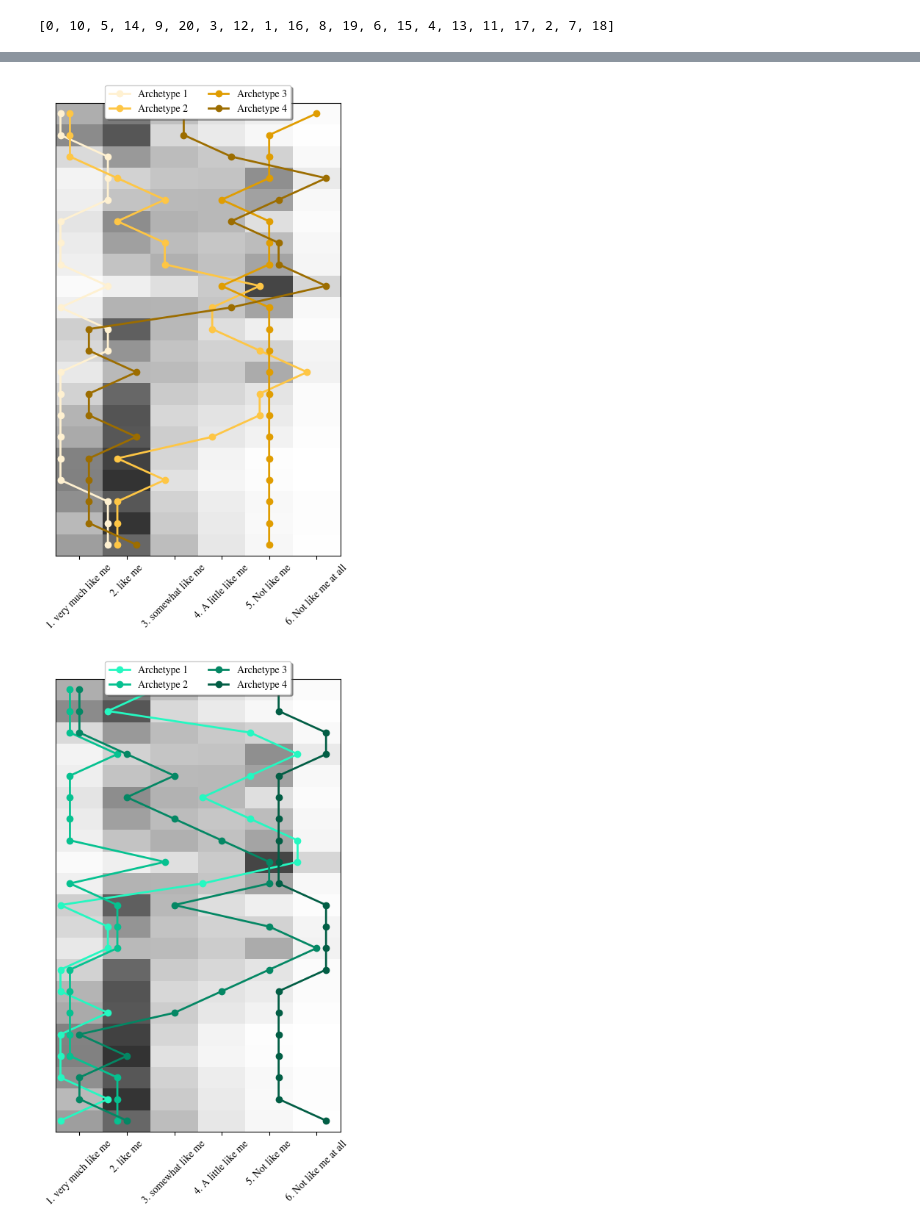
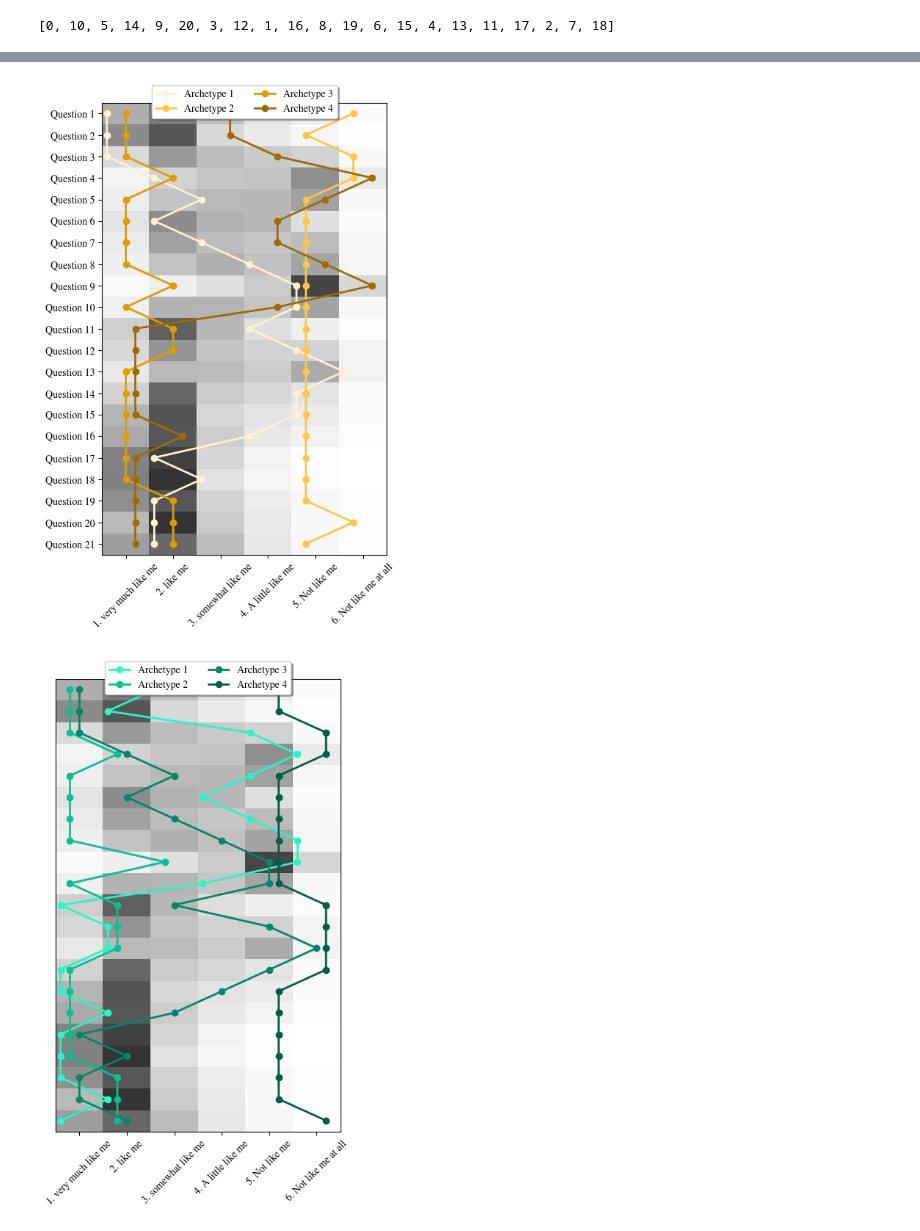
Before and after one commit to Maplewarrior/OrdinalArchetypalAnalysis, a Jupyter notebook: real_data_plots_Emilie.ipynb, the cells around one changed output, grey strips where cells are left out. Saved outputs shown, nothing was run; the diff lists cells and outputs as text; code cells hidden in the pictures.

Commit message:
Plots der virker

```diff
--- a/real_data_plots_Emilie.ipynb
+++ b/real_data_plots_Emilie.ipynb
@@ -78,0 +374,4 @@ len(new_order)
+# %%
+GB_res= load_analyses("ESS8_GB_results")
+GB_res_corr = load_analyses("ESS8_GB_corrupted_results")
+GB_res_OSM_corr = load_analyses("ESS8_GB_corrupted_OSM_results")
@@ -78,0 +427,29 @@ len(new_order)
+# %%
+
+
+
+
+fig, ax = plt.subplots(1,1, figsize = (15,5), layout='constrained')
+ax.plot(range(len(K_list)), SSE_CAA, c = my_pallette['AA'],alpha = 0.5)
+ax.plot(range(len(K_list)), SSE_RBOAA,c = my_pallette['RBOAA'],alpha= 0.5)
+ax.plot(range(len(K_list)), SSE_OAA,c = my_pallette['OAA'],alpha= 0.5)
+ax.plot(range(len(K_list)), SSE_TSOAA,c = my_pallette['TSOAA'],alpha = 0.5)
+
+ax.plot(range(len(K_list)), np.min(SSE_CAA,axis = 1), c = my_pallette['AA'],label = 'AA')
+ax.plot(range(len(K_list)), np.min(SSE_RBOAA,axis = 1),c =  my_pallette['RBOAA'],label = 'RBOAA')
+ax.plot(range(len(K_list)), np.min(SSE_OAA,axis = 1),c =  my_pallette['OAA'],label = 'OAA')
+ax.plot(range(len(K_list)), np.min(SSE_TSOAA,axis = 1),c =  my_pallette['TSOAA'],label = 'TSAA')
+
+
+ax.set_xlabel("Number of Archetypes", fontsize = 30)
+ax.set_ylabel("RMSE", fontsize = 30)
+
+
+
+#plt.xticks(fontsize = 25)
+ax.set_xticks(np.arange(len(K_list)))
+ax.set_xticklabels(K_list,fontsize=25)
+plt.yticks(fontsize = 25)
+plt.legend(loc='upper right',fontsize = 30)
+
+plt.savefig("Plots_for_paper/CorruptionError_GB.png",dpi=1000)
@@ -416,7 +537,8 @@ def plot_archetypal_answers(X,archetypes,likert_text,questions,startColor, type
 
     likert_counts = transform_data(X, 6)
 
-    fig, ax = plt.subplots(figsize=(8,8))
+    fig, ax = plt.subplots(figsize=(5,8))
+
 
     ax.imshow(likert_counts.values,aspect='auto', cmap = 'Greys', alpha = 0.8)
 
@@ -427,7 +549,7 @@ def plot_archetypal_answers(X,archetypes,likert_text,questions,startColor, type
     ax.set_yticklabels(questions)
 
     colors = ['#8E7DBE','#8E7DBE','#8E7DBE','#8E7DBE','#8E7DBE','#8E7DBE',
-                 '#CADBC0','#CADBC0','#CADBC0','#CADBC0',
+                 '#2F3E46','#2F3E46','#2F3E46','#2F3E46',
                  '#4B7F52','#4B7F52','#4B7F52','#4B7F52','#4B7F52','#4B7F52',
                  '#FAAA8D','#FAAA8D','#FAAA8D','#FAAA8D','#FAAA8D']
     for xtick, color in zip(ax.get_yticklabels(), colors):
@@ -435,7 +557,7 @@ def plot_archetypal_answers(X,archetypes,likert_text,questions,startColor, type
 
     my_text = "Important to/that:"
     props = dict(boxstyle='round', facecolor='grey', alpha=0.15)  # bbox features
-    ax.text(-0.25, 1.05, my_text, transform=ax.transAxes, fontsize=12, verticalalignment='top', bbox=props)
+    ax.text(-0.4, 1.02, my_text, transform=ax.transAxes, fontsize=12, verticalalignment='top', bbox=props)
 
 
 
@@ -470,7 +592,7 @@ def plot_archetypal_answers(X,archetypes,likert_text,questions,startColor, type
             #ax.add_line(line)
             ax.plot(archetypes[:,i]-1+offset[i], y,'-o' ,lw=2., color=color[i],label = f'Archetype {i+1}')
 
-    ax.legend(loc='upper center', bbox_to_anchor=(0.5, 1.05),ncol=4, fancybox=True, shadow=True)
+    ax.legend(loc='upper center', bbox_to_anchor=(0.5, 1.05),ncol=2, fancybox=True, shadow=True)
 # %%
 
 filename = "C:/Users/aejew/Downloads/AA_results/AA_results/ESS8_GB_results/All_Res/RBOAA_K=4_rep=2"
@@ -564,20 +686,20 @@ def plot_archetypal_answers(X,archetypes,likert_text,questions,startColor, type
 # %%
 
 
-filename = "C:/Users/aejew/Downloads/AA_results/AA_results/ESS8_GB_results/All_Res/OAA_K=4_rep=6"
+filename = "C:/Users/aejew/Downloads/AA_results/AA_results/ESS8_GB_results/All_Res/OAA_K=4_rep=8"
 file = load_result_obj(filename)
 archetypes = np.round(file.X@file.B)
 likert_text = ['1. very much like me', '2. like me', '3. somewhat like me', '4. A little like me', '5. Not like me', '6. Not like me at all']
 
 questions = [f'Question {i+1}' for i in range(file.X.shape[0])]
 
 r,g,b = hex_to_rgb(my_pallette['OAA'])
 new = adjust_color_lightness(r, g, b, 1+0.3)
 plot_archetypal_answers(file.X[new_order,:],archetypes[new_order],likert_text,questions,new, type = 'lines')
 
 plt.savefig("Plots_for_paper/Archetypes_OAA_GB.png",dpi=1000)
 # %% [output]
-[figure, old version]
+[figure, new version]
 # %%
 from colormap import rgb2hex, rgb2hls, hls2rgb
 import matplotlib.pyplot as plt
```
Also changed, not shown: parts of 32 cells of this notebook, 3 other files.
